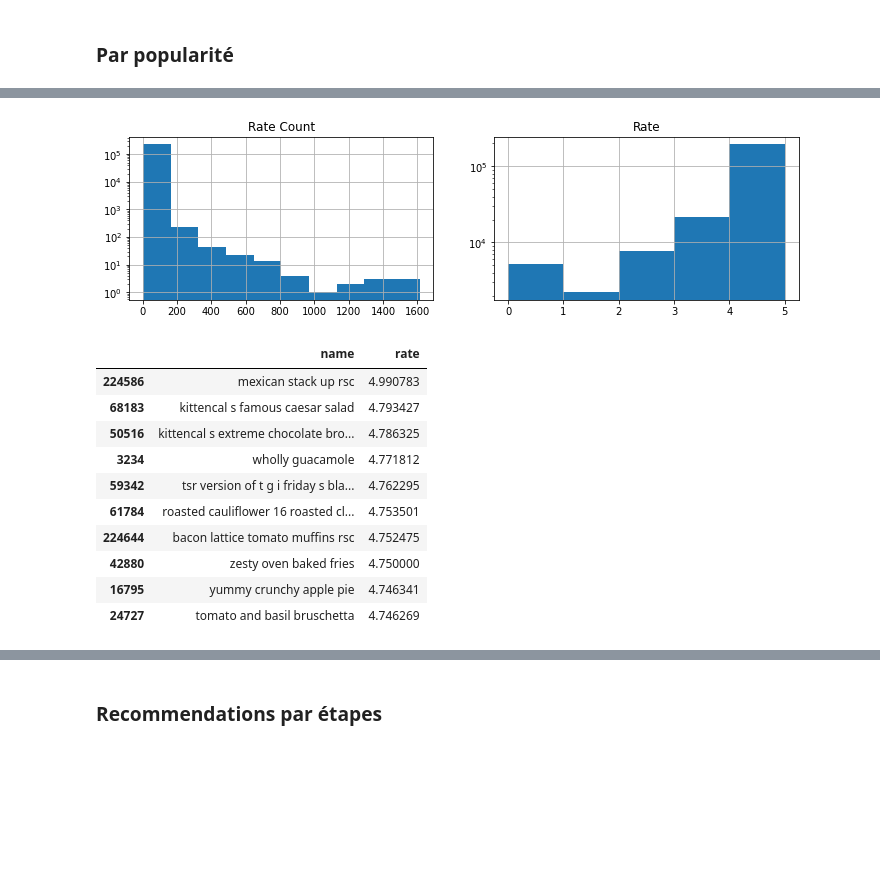
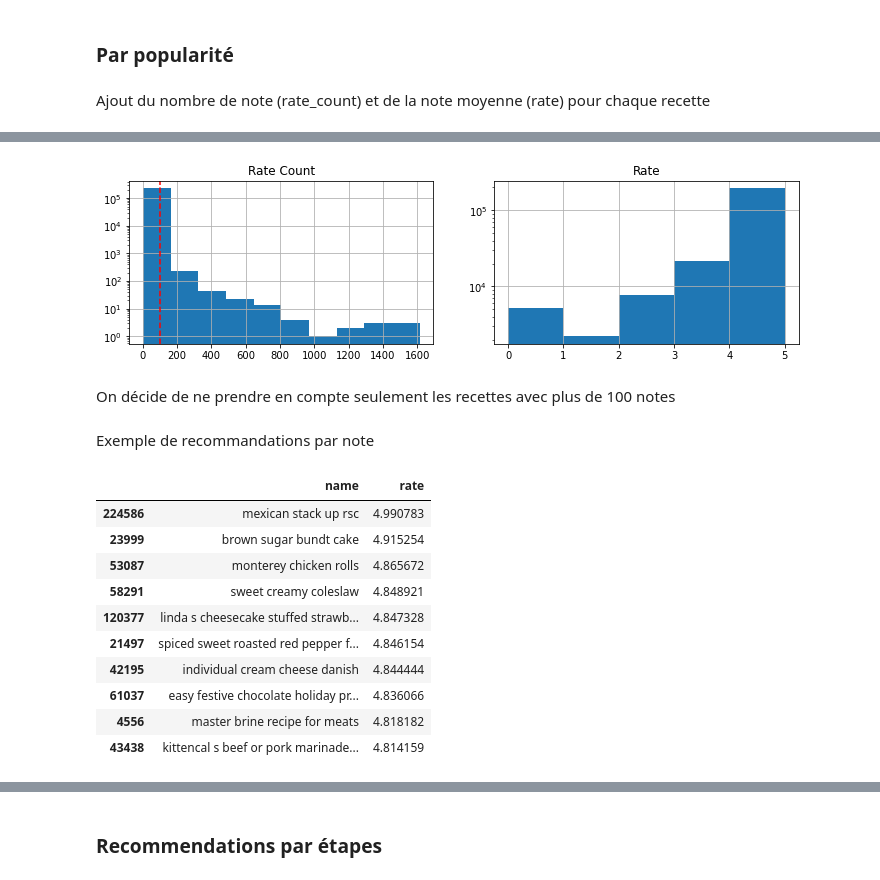
Before and after one commit to DavidBert/projet_MODIA, a Jupyter notebook: Recommendation.ipynb, the cells around one changed output, grey strips where cells are left out. Cells and saved outputs as stored; diff of their text form; code cells hidden in the pictures; blank space fills up the shorter version.

```diff
--- a/Recommendation.ipynb
+++ b/Recommendation.ipynb
@@ -64,4 +64,6 @@ comments.head()
 ## Recommandations simples
 # %% [markdown]
 ### Par popularité
+# %% [markdown]
+Ajout du nombre de note (rate_count) et de la note moyenne (rate) pour chaque recette
 # %%
@@ -83,30 +83,35 @@ recipes_agmt.head()
 # %%
 figure, axis = plt.subplots(1, 2, figsize=(12,3))
 
 axis[0].hist(recipes_agmt['rate_count'])
+axis[0].axvline(x=100,linestyle='--',color='r')
 axis[0].set_yscale('log')
 axis[0].set_title('Rate Count')
 axis[0].grid()
 axis[1].hist(recipes_agmt['rate'], bins=5)
 axis[1].set_title('Rate')
 axis[1].set_yscale('log')
 axis[1].grid()
 
 plt.show()
 # %% [output]
-[figure, old version]
+[figure, new version]
+# %% [markdown]
+On décide de ne prendre en compte seulement les recettes avec plus de 100 notes
+# %% [markdown]
+Exemple de recommandations par note
 # %%
-best_recipes = recipes_agmt[recipes_agmt['rate_count'] > 200].sort_values('rate', ascending=False)
+best_recipes = recipes_agmt[recipes_agmt['rate_count'] > 100].sort_values('rate', ascending=False)
 best_recipes[['name','rate']].head(10)
 # %% [output]
 |  | name | rate |
 | 224586 | mexican stack up rsc | 4.990783 |
-| 68183 | kittencal s famous caesar salad | 4.793427 |
-| 50516 | kittencal s extreme chocolate bro... | 4.786325 |
-| 3234 | wholly guacamole | 4.771812 |
-| 59342 | tsr version of t g i friday s bla... | 4.762295 |
-| 61784 | roasted cauliflower 16 roasted cl... | 4.753501 |
-| 224644 | bacon lattice tomato muffins rsc | 4.752475 |
-| 42880 | zesty oven baked fries | 4.750000 |
-| 16795 | yummy crunchy apple pie | 4.746341 |
-| 24727 | tomato and basil bruschetta | 4.746269 |
+| 23999 | brown sugar bundt cake | 4.915254 |
+| 53087 | monterey chicken rolls | 4.865672 |
+| 58291 | sweet creamy coleslaw | 4.848921 |
+| 120377 | linda s cheesecake stuffed strawb... | 4.847328 |
+| 21497 | spiced sweet roasted red pepper f... | 4.846154 |
+| 42195 | individual cream cheese danish | 4.844444 |
+| 61037 | easy festive chocolate holiday pr... | 4.836066 |
+| 4556 | master brine recipe for meats | 4.818182 |
+| 43438 | kittencal s beef or pork marinade... | 4.814159 |
```
Also changed, not shown: parts of 29 cells of this notebook.
